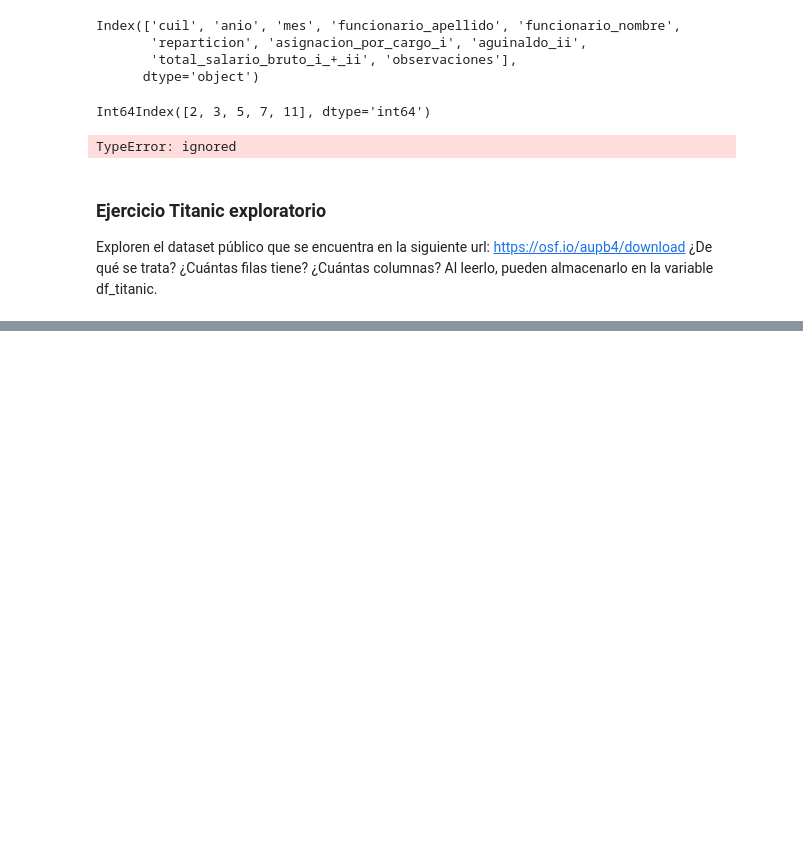
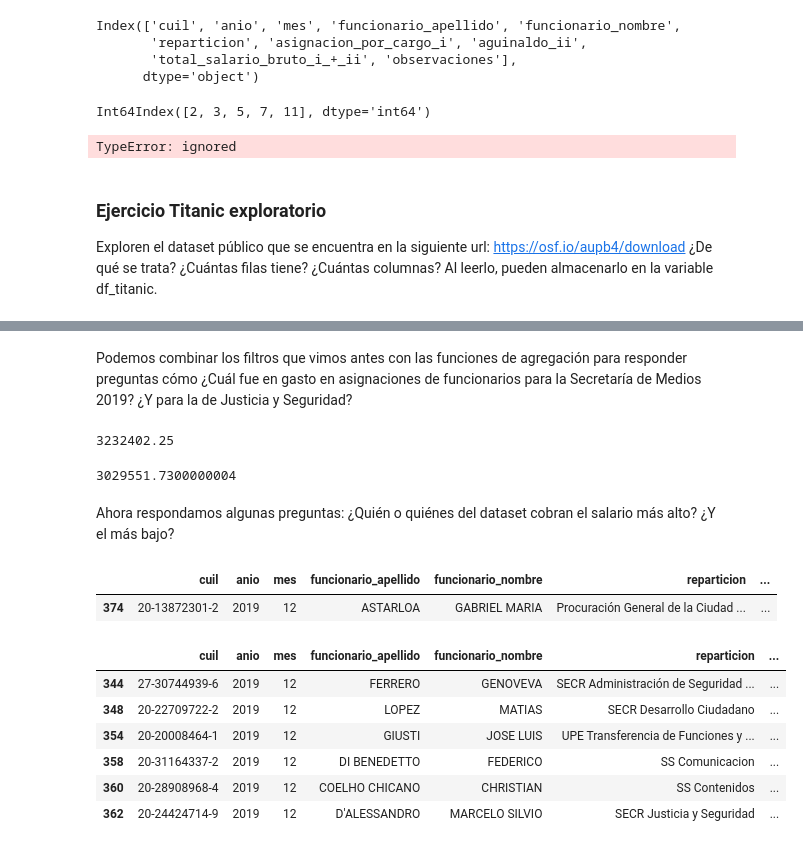
Before and after one commit to mateosuster/pythonungs, a Jupyter notebook: codigos/MPE_III_Pandas_Indexing.ipynb, the cells around one changed output, grey strips where cells are left out. Saved outputs shown, nothing was run; the diff lists cells and outputs as text; code cells hidden in the pictures; blank space fills up the shorter version.

```diff
--- a/codigos/MPE_III_Pandas_Indexing.ipynb
+++ b/codigos/MPE_III_Pandas_Indexing.ipynb
@@ -49,0 +263,27 @@ NombreDataFrame.loc[nombre_indice, nombre_columnas]
+# %% [markdown]
+Podemos combinar los filtros que vimos antes con las funciones de agregación para responder preguntas cómo ¿Cuál fue en gasto en asignaciones de funcionarios para la Secretaría de Medios 2019? ¿Y para la de Justicia y Seguridad?
+# %%
+df[df['reparticion'] == 'SECR de Medios']['total_salario_bruto_i_+_ii'].sum()
+# %% [output]
+3232402.25
+# %%
+df[df['reparticion'] == 'SECR Justicia y Seguridad']['total_salario_bruto_i_+_ii'].sum()
+# %% [output]
+3029551.7300000004
+# %% [markdown]
+Ahora respondamos algunas preguntas: ¿Quién o quiénes del dataset cobran el salario más alto? ¿Y el más bajo?
+# %%
+df[df['total_salario_bruto_i_+_ii'] == df['total_salario_bruto_i_+_ii'].max()]
+# %% [output]
+|  | cuil | anio | mes | funcionario_apellido | funcionario_nombre | reparticion | ... |
+| 374 | 20-13872301-2 | 2019 | 12 | ASTARLOA | GABRIEL MARIA | Procuración General de la Ciudad ... | ... |
+# %%
+df[df['total_salario_bruto_i_+_ii'] == df['total_salario_bruto_i_+_ii'].min()]
+# %% [output]
+|  | cuil | anio | mes | funcionario_apellido | funcionario_nombre | reparticion | ... |
+| 344 | 27-30744939-6 | 2019 | 12 | FERRERO | GENOVEVA | SECR Administración de Seguridad ... | ... |
+| 348 | 20-22709722-2 | 2019 | 12 | LOPEZ | MATIAS | SECR Desarrollo Ciudadano | ... |
+| 354 | 20-20008464-1 | 2019 | 12 | GIUSTI | JOSE LUIS | UPE Transferencia de Funciones y ... | ... |
+| 358 | 20-31164337-2 | 2019 | 12 | DI BENEDETTO | FEDERICO | SS Comunicacion | ... |
+| 360 | 20-28908968-4 | 2019 | 12 | COELHO CHICANO | CHRISTIAN | SS Contenidos | ... |
+| 362 | 20-24424714-9 | 2019 | 12 | D'ALESSANDRO | MARCELO SILVIO | SECR Justicia y Seguridad | ... |
```
Also changed, not shown: parts of 55 cells of this notebook.
